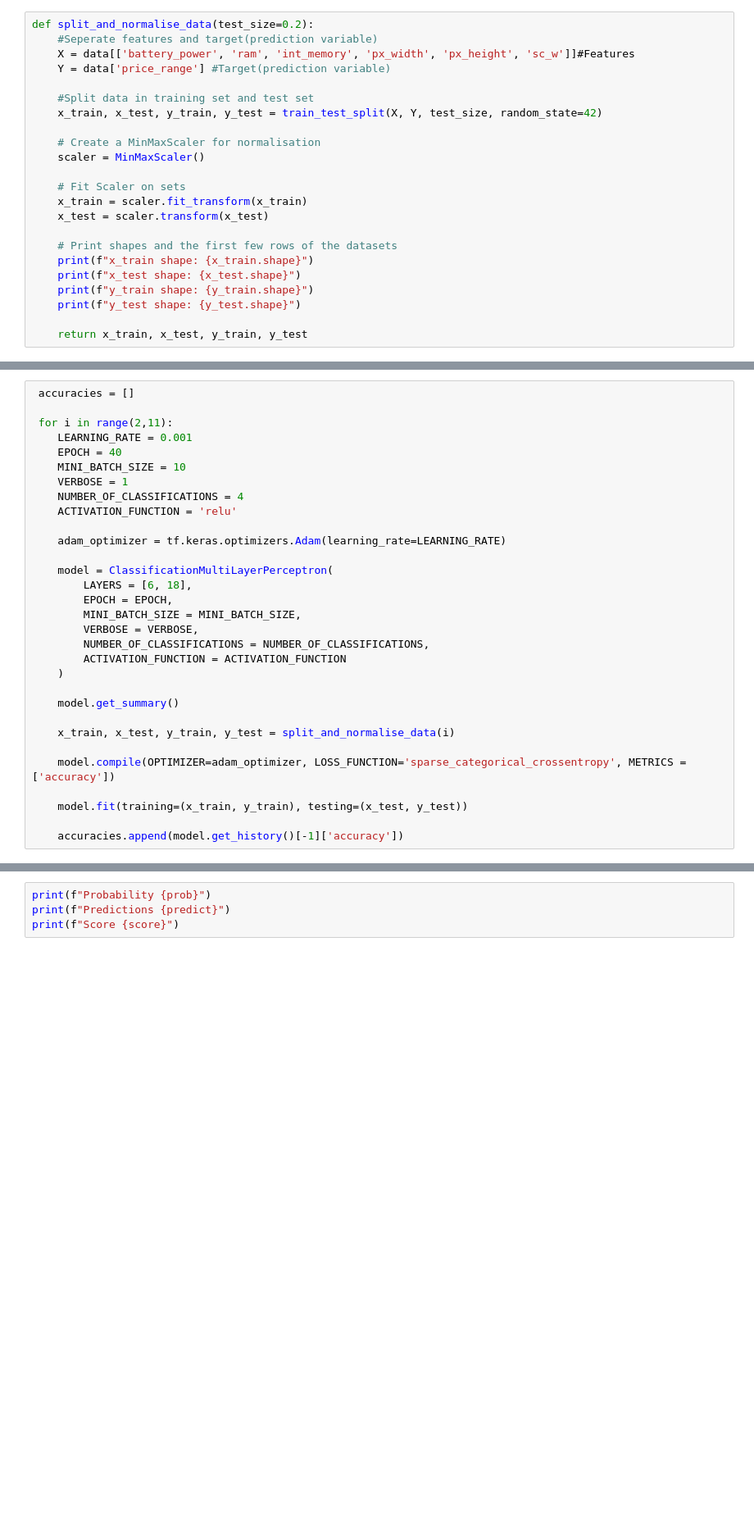
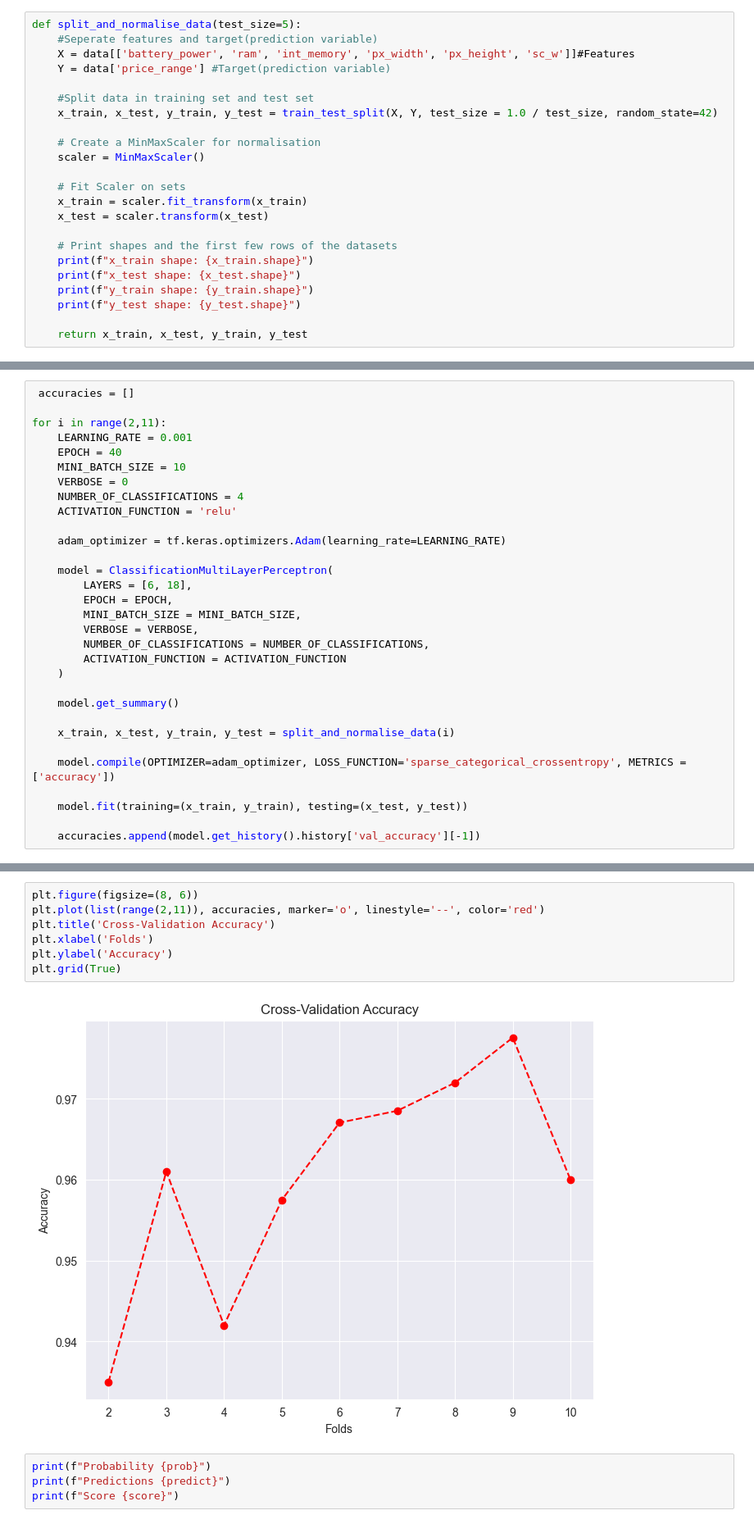
Before and after one commit to M-Byte480/cs4287-NNC-Multi-Layer-Perceptron-Phone-Price-Classifier, a Jupyter notebook: CS4287-Prj1-21308128-21331308.ipynb, the cells around one changed output, grey strips where cells are left out. Shown at 82% size. Saved outputs shown, nothing was run; the diff lists cells and outputs as text; blank space fills up the shorter version.

Commit message:
Finish k fold implementation and plotted results

```diff
--- a/CS4287-Prj1-21308128-21331308.ipynb
+++ b/CS4287-Prj1-21308128-21331308.ipynb
@@ -72,13 +72,13 @@ plt.show()
 # %% [output]
 [figure]
 # %%
-def split_and_normalise_data(test_size=0.2):
+def split_and_normalise_data(test_size=5):
     #Seperate features and target(prediction variable)
     X = data[['battery_power', 'ram', 'int_memory', 'px_width', 'px_height', 'sc_w']]#Features
     Y = data['price_range'] #Target(prediction variable)
 
     #Split data in training set and test set
-    x_train, x_test, y_train, y_test = train_test_split(X, Y, test_size, random_state=42)
+    x_train, x_test, y_train, y_test = train_test_split(X, Y, test_size = 1.0 / test_size, random_state=42)
 
     # Create a MinMaxScaler for normalisation
     scaler = MinMaxScaler()
@@ -291,11 +291,11 @@ def cross_entropy_loss(output, expected_output):
 # %%
  accuracies = []
 
- for i in range(2,11):
+for i in range(2,11):
     LEARNING_RATE = 0.001
     EPOCH = 40
     MINI_BATCH_SIZE = 10
-    VERBOSE = 1
+    VERBOSE = 0
     NUMBER_OF_CLASSIFICATIONS = 4
     ACTIVATION_FUNCTION = 'relu'
 
@@ -318,5 +318,5 @@ def cross_entropy_loss(output, expected_output):
 
     model.fit(training=(x_train, y_train), testing=(x_test, y_test))
 
-    accuracies.append(model.get_history()[-1]['accuracy'])
+    accuracies.append(model.get_history().history['val_accuracy'][-1])
 # %% [output]
@@ -335,3 +354,12 @@ TypeError: Singleton array array(2) cannot be considered a valid collection.
+# %%
+plt.figure(figsize=(8, 6))
+plt.plot(list(range(2,11)), accuracies, marker='o', linestyle='--', color='red')
+plt.title('Cross-Validation Accuracy')
+plt.xlabel('Folds')
+plt.ylabel('Accuracy')
+plt.grid(True)
+# %% [output]
+[figure, added]
 # %%
 print(f"Probability {prob}")
 print(f"Predictions {predict}")
```
Also changed, not shown: parts of 1 cell of this notebook.
